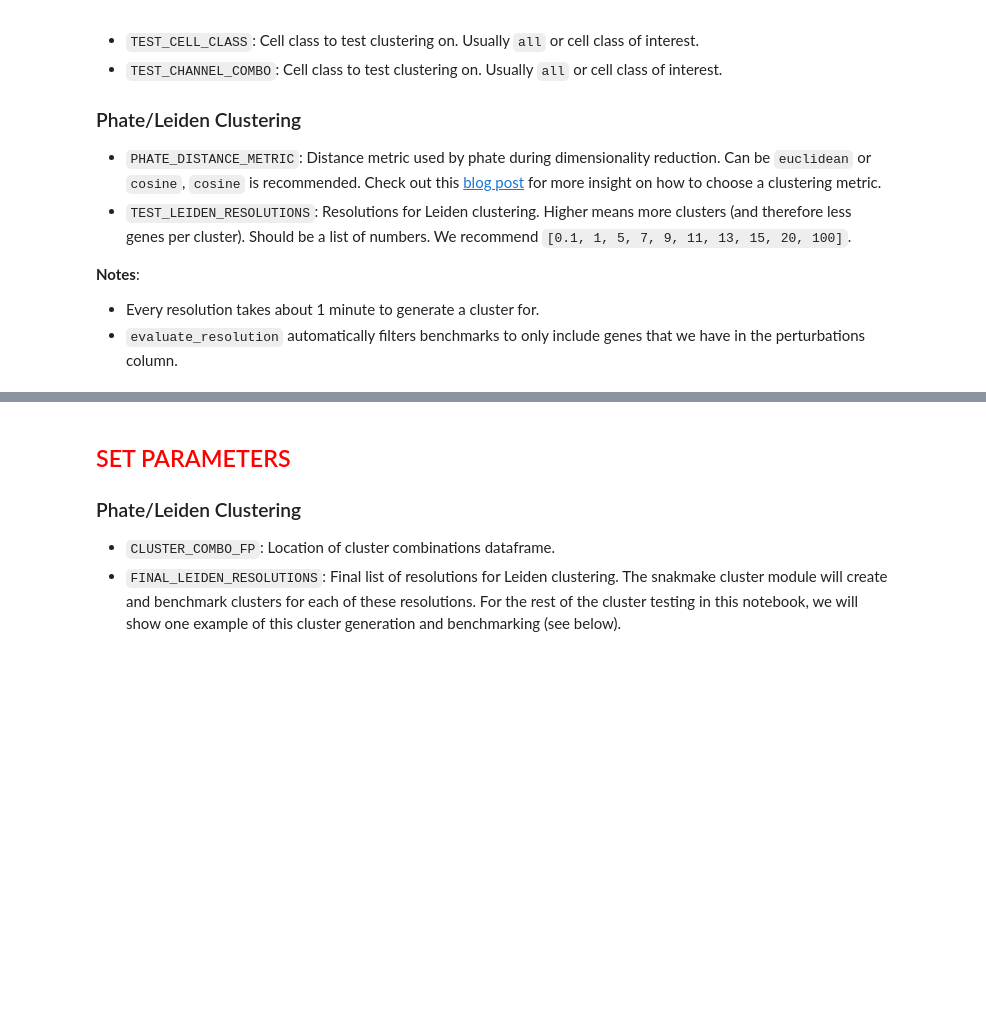
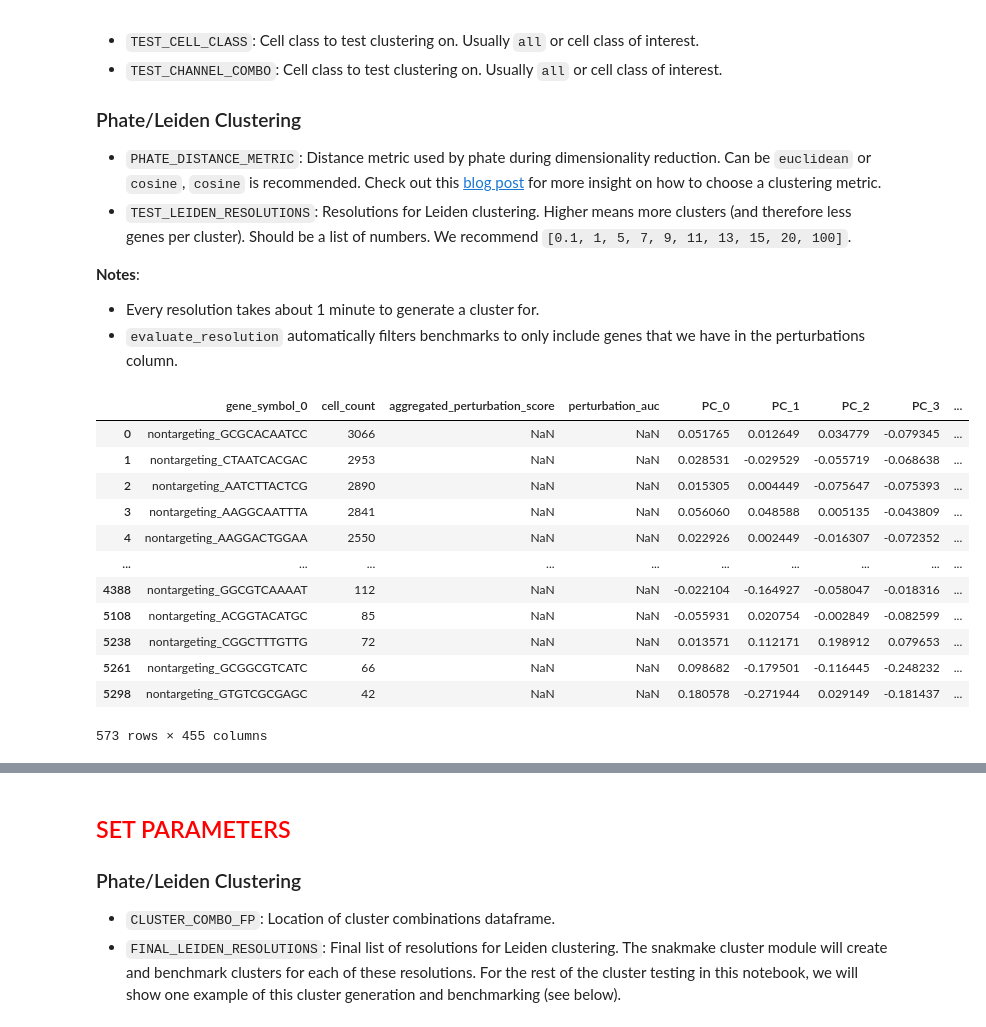
Before and after one commit to cheeseman-lab/denali-analysis, a Jupyter notebook: analysis/9.configure_cluster_params.ipynb, the cells around one changed output, grey strips where cells are left out. Cells and saved outputs as stored; diff of their text form; code cells hidden in the pictures; blank space fills up the shorter version.

```diff
--- a/analysis/9.configure_cluster_params.ipynb
+++ b/analysis/9.configure_cluster_params.ipynb
@@ -153,15 +223,35 @@ CONTROL_KEY = config["aggregate"]["control_key"]
 # %%
 aggregated_data_path = (
     ROOT_FP
     / "aggregate_ps_test"
     / "tsvs"
     / get_filename(
         {"cell_class": TEST_CELL_CLASS, "channel_combo": TEST_CHANNEL_COMBO},
         "aggregated",
         "tsv",
     )
 )
 aggregated_data = pd.read_csv(aggregated_data_path, sep="\t")
 
+if PERTURBATION_AUC_THRESHOLD is not None:
+    aggregated_data = aggregated_data[
+        (aggregated_data["gene_symbol_0"].str.startswith("nontargeting_"))
+        | (aggregated_data["perturbation_auc"] > PERTURBATION_AUC_THRESHOLD)
+    ]
+
 aggregated_data
+# %% [output]
+|  | gene_symbol_0 | cell_count | aggregated_perturbation_score | perturbation_auc | PC_0 | PC_1 | PC_2 | PC_3 | ... |
+| 0 | nontargeting_GCGCACAATCC | 3066 | NaN | NaN | 0.051765 | 0.012649 | 0.034779 | -0.079345 | ... |
+| 1 | nontargeting_CTAATCACGAC | 2953 | NaN | NaN | 0.028531 | -0.029529 | -0.055719 | -0.068638 | ... |
+| 2 | nontargeting_AATCTTACTCG | 2890 | NaN | NaN | 0.015305 | 0.004449 | -0.075647 | -0.075393 | ... |
+| 3 | nontargeting_AAGGCAATTTA | 2841 | NaN | NaN | 0.056060 | 0.048588 | 0.005135 | -0.043809 | ... |
+| 4 | nontargeting_AAGGACTGGAA | 2550 | NaN | NaN | 0.022926 | 0.002449 | -0.016307 | -0.072352 | ... |
+| ... | ... | ... | ... | ... | ... | ... | ... | ... | ... |
+| 4388 | nontargeting_GGCGTCAAAAT | 112 | NaN | NaN | -0.022104 | -0.164927 | -0.058047 | -0.018316 | ... |
+| 5108 | nontargeting_ACGGTACATGC | 85 | NaN | NaN | -0.055931 | 0.020754 | -0.002849 | -0.082599 | ... |
+| 5238 | nontargeting_CGGCTTTGTTG | 72 | NaN | NaN | 0.013571 | 0.112171 | 0.198912 | 0.079653 | ... |
+| 5261 | nontargeting_GCGGCGTCATC | 66 | NaN | NaN | 0.098682 | -0.179501 | -0.116445 | -0.248232 | ... |
+| 5298 | nontargeting_GTGTCGCGAGC | 42 | NaN | NaN | 0.180578 | -0.271944 | 0.029149 | -0.181437 | ... |
+573 rows × 455 columns
 # %%
```
Also changed, not shown: parts of 10 cells of this notebook.
